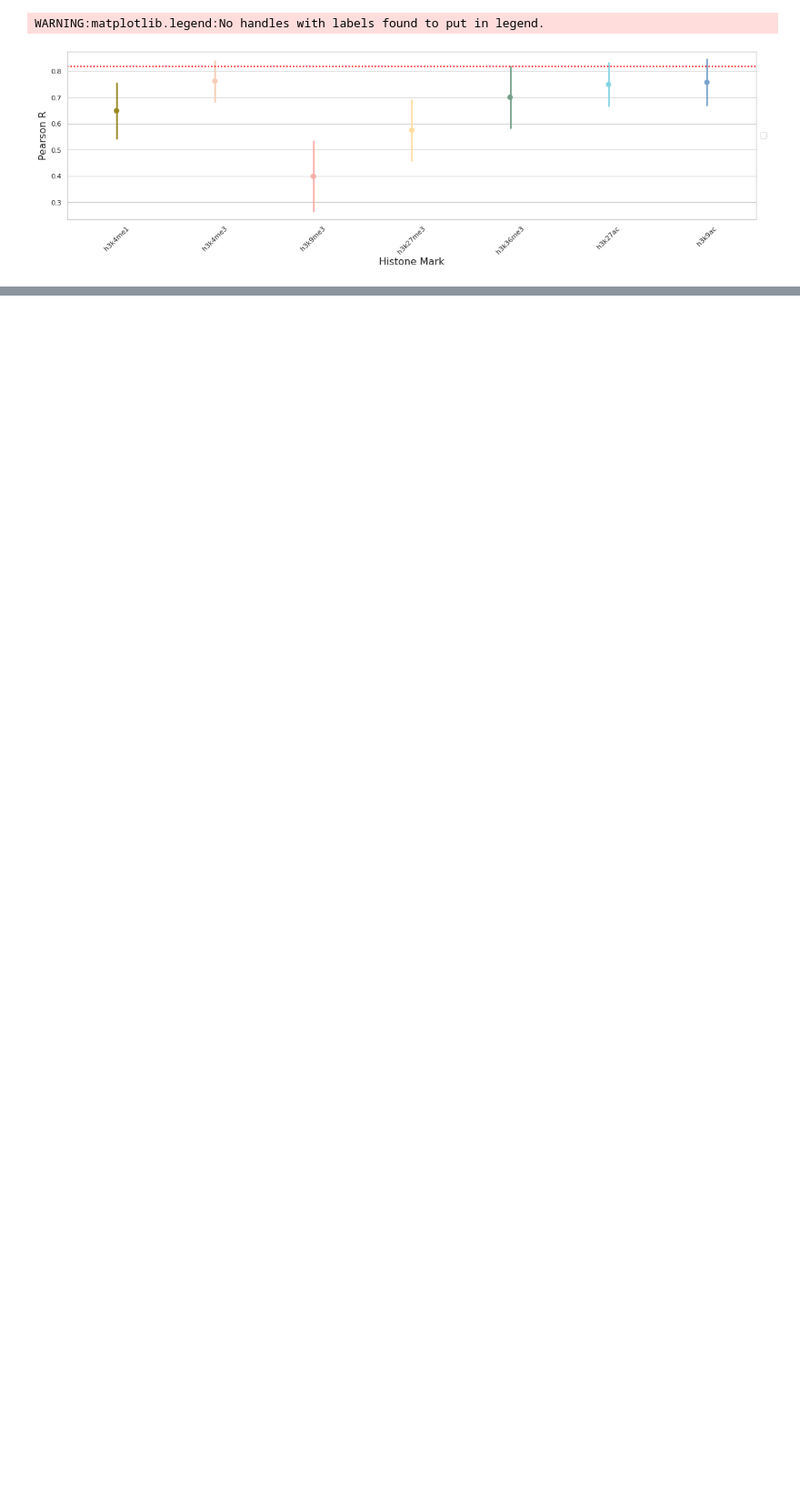
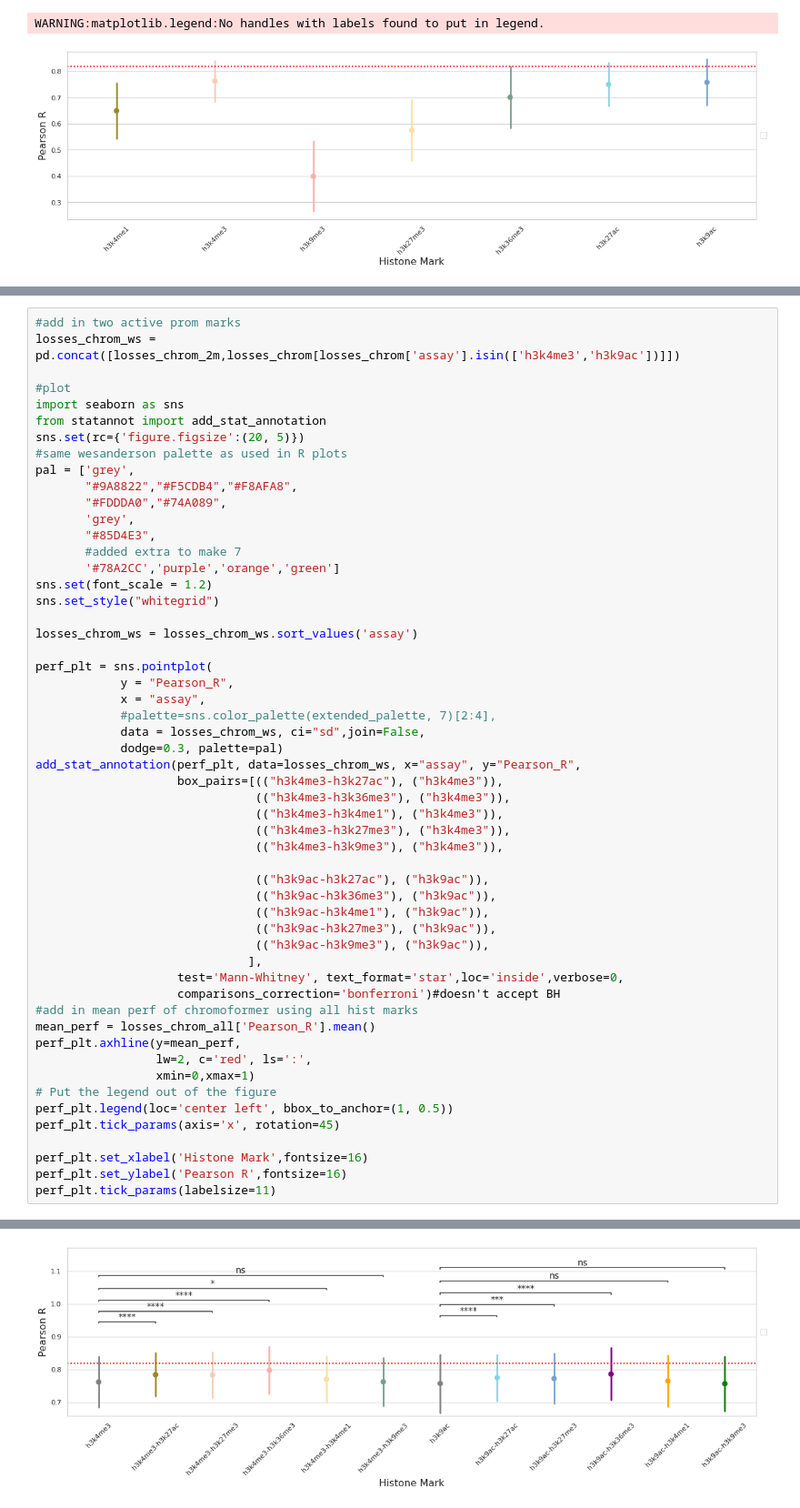
Before and after one commit to neurogenomics/chromexpress, a Jupyter notebook: Predicting.ipynb, the cells around one changed output, grey strips where cells are left out. Shown at 91% size. Cells and saved outputs as stored; diff of their text form; blank space fills up the shorter version.

```diff
--- a/Predicting.ipynb
+++ b/Predicting.ipynb
@@ -1797,0 +1885,55 @@ The rest:
+# %%
+#add in two active prom marks
+losses_chrom_ws = pd.concat([losses_chrom_2m,losses_chrom[losses_chrom['assay'].isin(['h3k4me3','h3k9ac'])]])
+
+#plot
+import seaborn as sns
+from statannot import add_stat_annotation
+sns.set(rc={'figure.figsize':(20, 5)})
+#same wesanderson palette as used in R plots
+pal = ['grey',
+       "#9A8822","#F5CDB4","#F8AFA8",
+       "#FDDDA0","#74A089",
+       'grey',
+       "#85D4E3",
+       #added extra to make 7
+       '#78A2CC','purple','orange','green']
+sns.set(font_scale = 1.2)
+sns.set_style("whitegrid")
+
+losses_chrom_ws = losses_chrom_ws.sort_values('assay')
+
+perf_plt = sns.pointplot(
+            y = "Pearson_R",
+            x = "assay",
+            #palette=sns.color_palette(extended_palette, 7)[2:4],
+            data = losses_chrom_ws, ci="sd",join=False,
+            dodge=0.3, palette=pal)
+add_stat_annotation(perf_plt, data=losses_chrom_ws, x="assay", y="Pearson_R",
+                    box_pairs=[(("h3k4me3-h3k27ac"), ("h3k4me3")),
+                               (("h3k4me3-h3k36me3"), ("h3k4me3")),
+                               (("h3k4me3-h3k4me1"), ("h3k4me3")),
+                               (("h3k4me3-h3k27me3"), ("h3k4me3")),
+                               (("h3k4me3-h3k9me3"), ("h3k4me3")),
+
+                               (("h3k9ac-h3k27ac"), ("h3k9ac")),
+                               (("h3k9ac-h3k36me3"), ("h3k9ac")),
+                               (("h3k9ac-h3k4me1"), ("h3k9ac")),
+                               (("h3k9ac-h3k27me3"), ("h3k9ac")),
+                               (("h3k9ac-h3k9me3"), ("h3k9ac")),
+                              ],
+                    test='Mann-Whitney', text_format='star',loc='inside',verbose=0,
+                    comparisons_correction='bonferroni')#doesn't accept BH
+#add in mean perf of chromoformer using all hist marks
+mean_perf = losses_chrom_all['Pearson_R'].mean()
+perf_plt.axhline(y=mean_perf,
+                 lw=2, c='red', ls=':',
+                 xmin=0,xmax=1)
+# Put the legend out of the figure
+perf_plt.legend(loc='center left', bbox_to_anchor=(1, 0.5))
+perf_plt.tick_params(axis='x', rotation=45)
+
+perf_plt.set_xlabel('Histone Mark',fontsize=16)
+perf_plt.set_ylabel('Pearson R',fontsize=16)
+perf_plt.tick_params(labelsize=11)
+# %% [output]
@@ -1797,0 +1941 @@ The rest:
+[figure, added]
```
Also changed, not shown: parts of 9 cells of this notebook, 1 other file.
